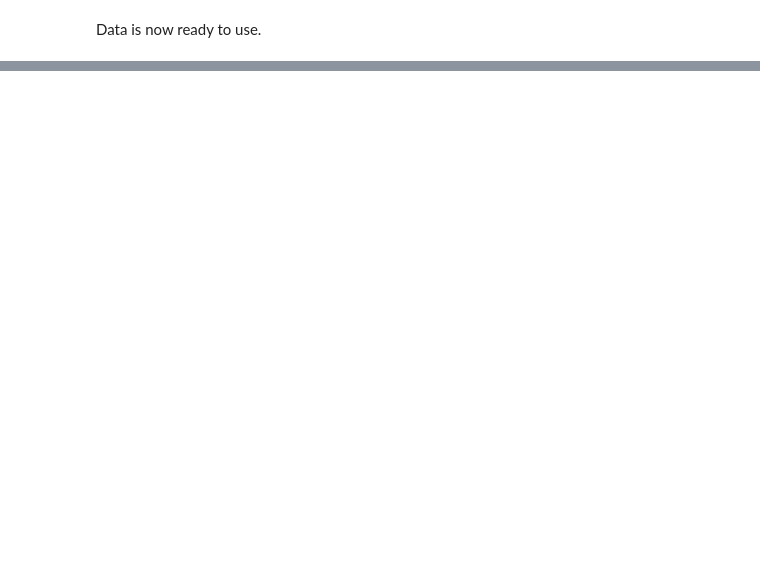
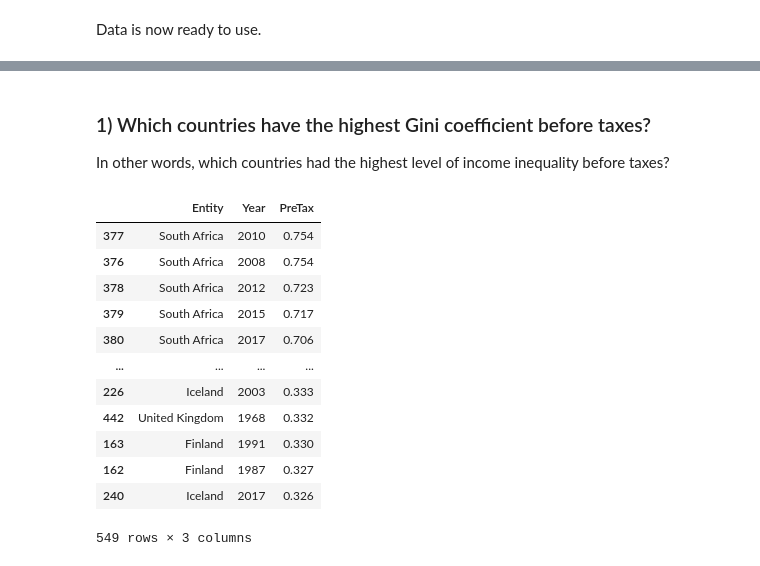
Before and after one commit to leenoah390/tidytuesday_practice, a Jupyter notebook: 20250805/tidy_tuesday-20250805.ipynb, the cells around one changed output, grey strips where cells are left out. Drawn from its saved outputs; the diff is of its cells as text; code cells hidden in the pictures; blank space fills up the shorter version.

```diff
--- a/20250805/tidy_tuesday-20250805.ipynb
+++ b/20250805/tidy_tuesday-20250805.ipynb
@@ -117,0 +131,20 @@ Data is now ready to use.
+# %% [markdown]
+### 1) Which countries have the highest Gini coefficient before taxes? ###
+In other words, which countries had the highest level of income inequality before taxes?
+# %%
+# Sort income by PreTax values, top and bottom 5
+income[['Entity', 'Year', 'PreTax']].sort_values(['PreTax'], ascending=False)
+# %% [output]
+|  | Entity | Year | PreTax |
+| 377 | South Africa | 2010 | 0.754 |
+| 376 | South Africa | 2008 | 0.754 |
+| 378 | South Africa | 2012 | 0.723 |
+| 379 | South Africa | 2015 | 0.717 |
+| 380 | South Africa | 2017 | 0.706 |
+| ... | ... | ... | ... |
+| 226 | Iceland | 2003 | 0.333 |
+| 442 | United Kingdom | 1968 | 0.332 |
+| 163 | Finland | 1991 | 0.330 |
+| 162 | Finland | 1987 | 0.327 |
+| 240 | Iceland | 2017 | 0.326 |
+549 rows × 3 columns
```
Also changed, not shown: parts of 17 cells of this notebook.
